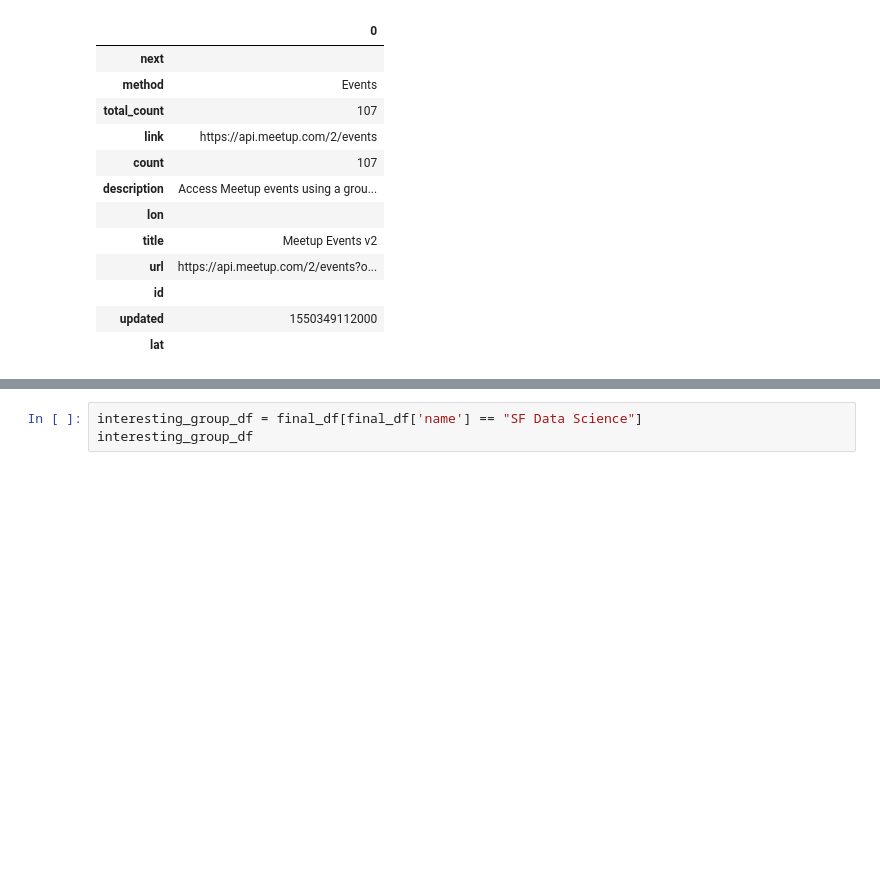
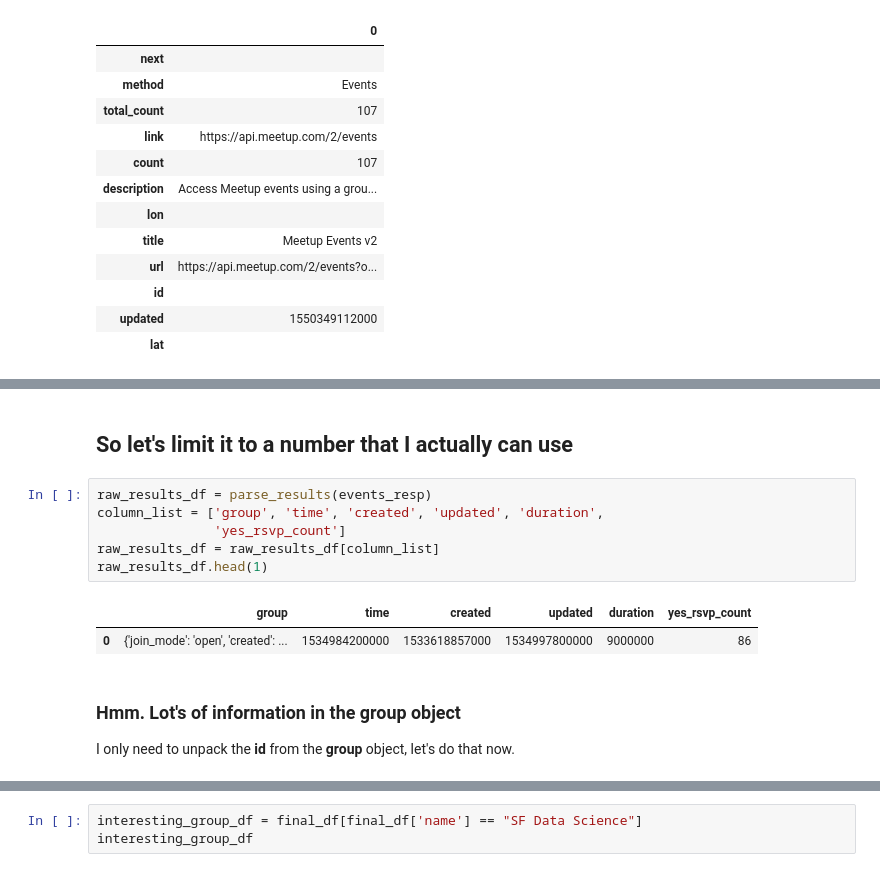
Before and after one commit to redpanda-ai/datascience_challenges, a Jupyter notebook: 01_explore_meetup_api/explore_sf_meetups.ipynb, the cells around one changed output, grey strips where cells are left out. Drawn from its saved outputs; the diff is of its cells as text; blank space fills up the shorter version.

```diff
--- a/01_explore_meetup_api/explore_sf_meetups.ipynb
+++ b/01_explore_meetup_api/explore_sf_meetups.ipynb
@@ -430,0 +434,15 @@ parse_meta(events_resp)
+# %% [markdown]
+## So let's limit it to a number that I actually can use
+# %%
+raw_results_df = parse_results(events_resp)
+column_list = ['group', 'time', 'created', 'updated', 'duration',
+               'yes_rsvp_count']
+raw_results_df = raw_results_df[column_list]
+raw_results_df.head(1)
+# %% [output]
+|  | group | time | created | updated | duration | yes_rsvp_count |
+| 0 | {'join_mode': 'open', 'created': ... | 1534984200000 | 1533618857000 | 1534997800000 | 9000000 | 86 |
+# %% [markdown]
+### Hmm.  Lot's of information in the group object
+
+I only need to unpack the **id** from the **group** object, let's do that now.
```
Also changed, not shown: parts of 31 cells of this notebook.
